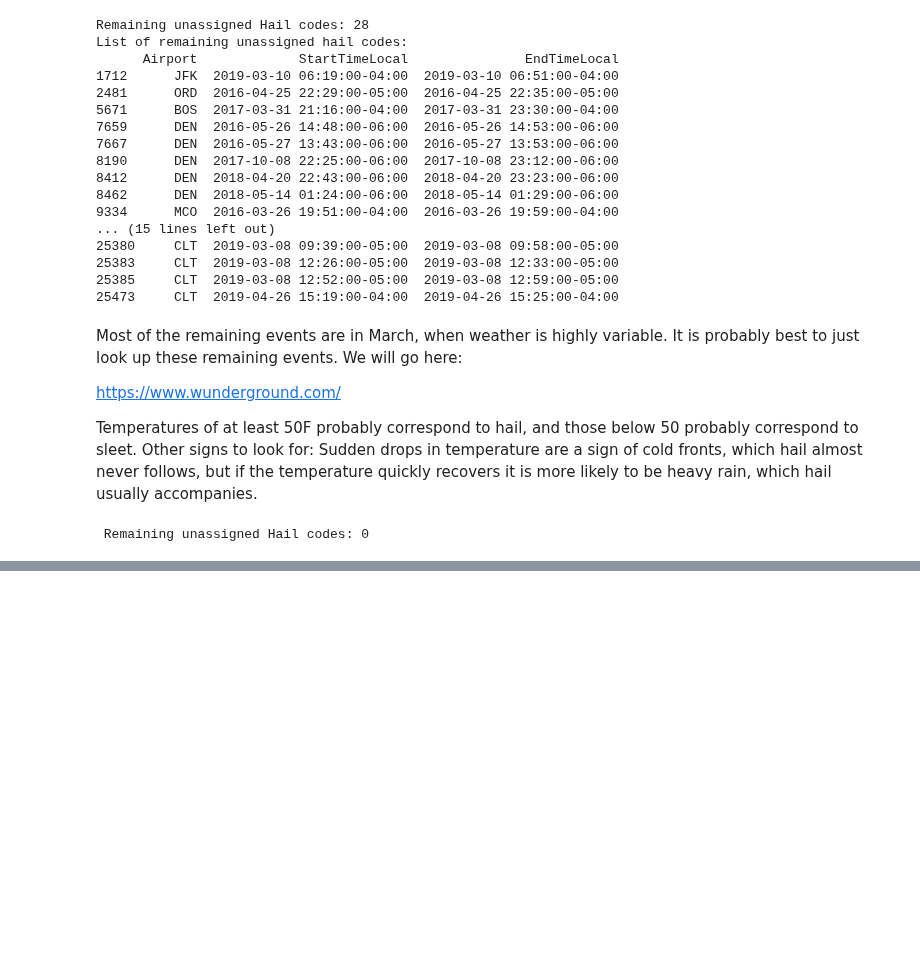
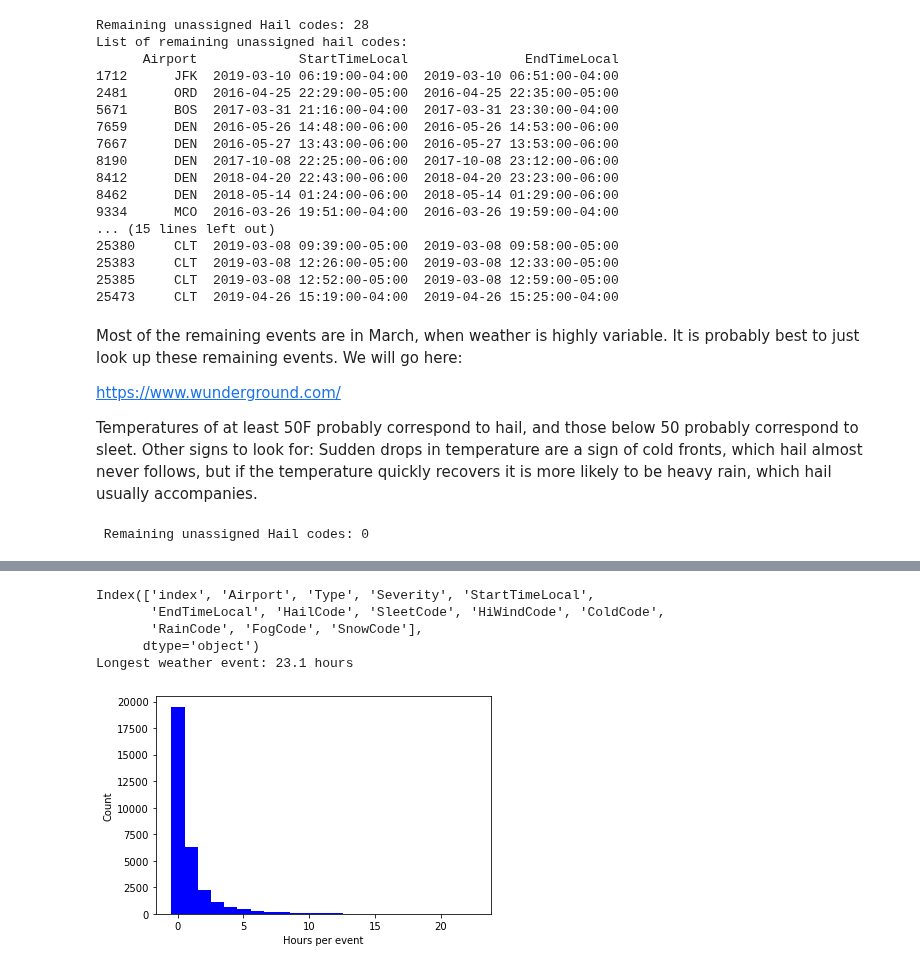
Before and after one commit to BarrettNB/Springboard, a Jupyter notebook: Capstone_2--Airport_weather/Steps_2-3_DataWrangling_EDA_1a_WeatherEvents.ipynb, the cells around one changed output, grey strips where cells are left out. Saved outputs shown, nothing was run; the diff lists cells and outputs as text; code cells hidden in the pictures; blank space fills up the shorter version.

Commit message:
Stabilize wrangling of the weather data

```diff
--- a/Capstone_2--Airport_weather/Steps_2-3_DataWrangling_EDA_1a_WeatherEvents.ipynb
+++ b/Capstone_2--Airport_weather/Steps_2-3_DataWrangling_EDA_1a_WeatherEvents.ipynb
@@ -475,6 +475,7 @@ with warnings.catch_warnings():
 
 #Update the full DataFrame with these imputed data.
 weather_events.loc[(hail_events[hail_events[AHC]==SLEET]).index, 'Type'] = 'Sleet'
+weather_events.reset_index(inplace=True) #for the two CLT dropped codes
 #These codes were already "Hail", so there is nothing to impute there.
 # %% [output]
  Remaining unassigned Hail codes: 0
@@ -480,0 +525,28 @@ weather_events.loc[(hail_events[hail_events[AHC]==SLEET]).index, 'Type'] = 'Slee
+# %%
+daily_weather = weather_events.copy()
+
+DF_width = len(daily_weather.columns) #get this now before new columns added
+daily_weather['HailCode'] = (daily_weather.Type == 'Hail').map(int)
+daily_weather['SleetCode'] = (daily_weather.Type == 'Sleet').map(int)
+daily_weather['HiWindCode'] = (daily_weather.Type == 'Wind').map(int) #See later
+daily_weather['ColdCode'] = (daily_weather.Type == 'Cold').map(int)
+# %%
+LightModerateHeavy = {'Light':1, 'Moderate':2, 'Heavy':3}
+daily_weather['RainCode'] =\
+    daily_weather[daily_weather.Type=='Rain'].Severity.map(LightModerateHeavy)
+daily_weather.RainCode = daily_weather.RainCode.fillna(value=0)
+daily_weather['FogCode'] =\
+    daily_weather[daily_weather.Type=='Fog'].Severity.map({'Moderate':1, 'Severe':2})
+daily_weather.FogCode = daily_weather.FogCode.fillna(value=0)
+daily_weather['SnowCode'] =\
+    daily_weather[daily_weather.Type=='Snow'].Severity.map(LightModerateHeavy)
+daily_weather.SnowCode = daily_weather.SnowCode.fillna(value=0)
+FIRST_WEATHER_CODE = (daily_weather.columns)[DF_width] #needed later
+# %%
+#Fix the "Precipitation" and "UNK" entries.
+PRECIP = 'Precipitation'; UNK = 'UNK'
+print('Count of "' + PRECIP + '" XOR "' + UNK + ':"', len(daily_weather\
+    [((daily_weather.Type == PRECIP) &
+      (daily_weather.Severity != UNK)) |
+      ((daily_weather.Type != PRECIP) &
+      (daily_weather.Severity == UNK))].index)) #Perfect match!
@@ -480,0 +591,21 @@ weather_events.loc[(hail_events[hail_events[AHC]==SLEET]).index, 'Type'] = 'Slee
+# %%
+print(daily_weather.columns)
+daily_weather = daily_weather.drop(['Type', 'Severity'], axis=1)
+
+# Analyze the lengths of the weather events.
+weather_duration = daily_weather.apply(
+    lambda row: (row['EndTimeLocal'] - row['StartTimeLocal']).seconds/3600, axis=1)
+longestEvent = max(weather_duration)
+print('Longest weather event: %.1f hours' % longestEvent) # <24 hours. Good.
+plt.hist(weather_duration, bins=int(longestEvent), color='b', align='left')
+plt.xlabel('Hours per event')
+plt.ylabel('Count')
+plt.savefig(r'D:\Springboard_DataSci\Assignments\Capstone_2--Airport_weather\figures\HoursPerWeatherEvent.png')
+plt.show() #Most events are < 2 hours, and almost all are < 8 hours.
+# %% [output]
+Index(['index', 'Airport', 'Type', 'Severity', 'StartTimeLocal',
+       'EndTimeLocal', 'HailCode', 'SleetCode', 'HiWindCode', 'ColdCode',
+       'RainCode', 'FogCode', 'SnowCode'],
+      dtype='object')
+Longest weather event: 23.1 hours
+[figure, added]
```
Also changed, not shown: parts of 16 cells of this notebook.
